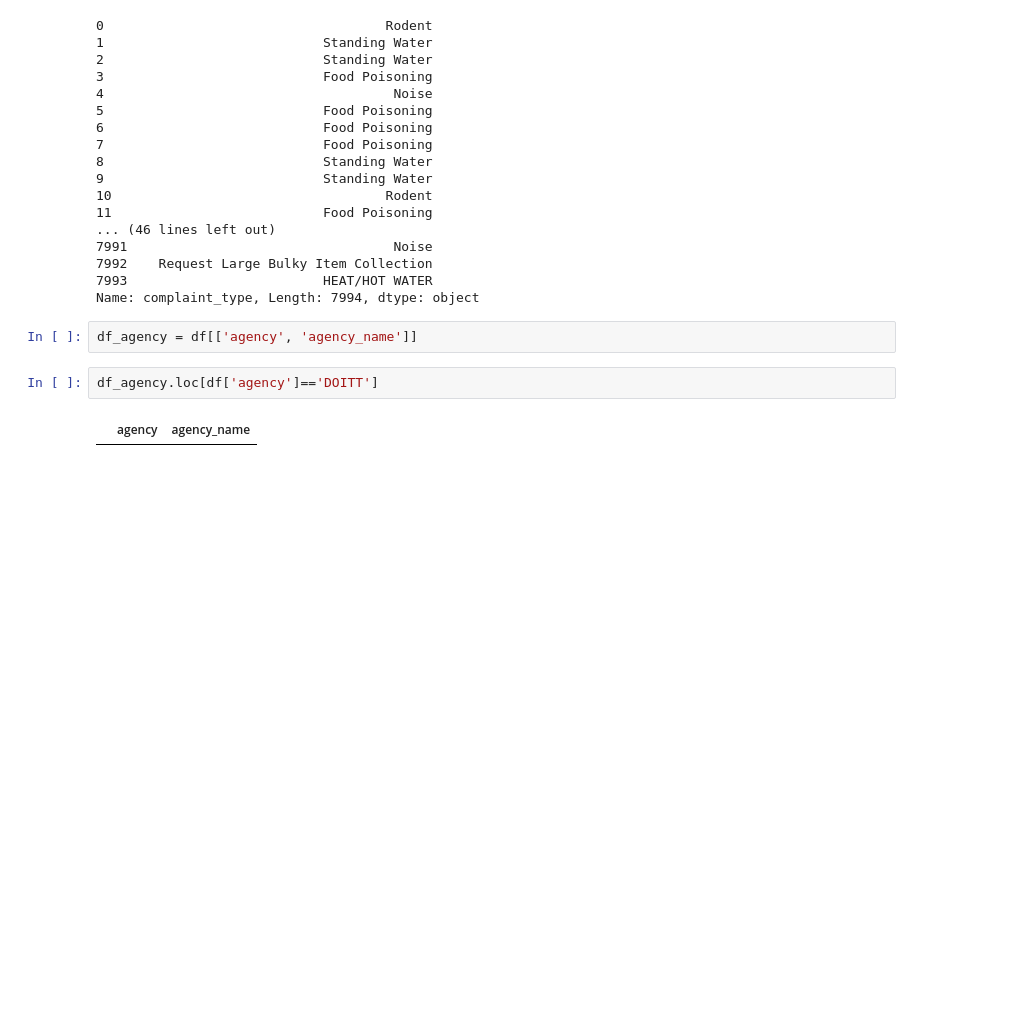
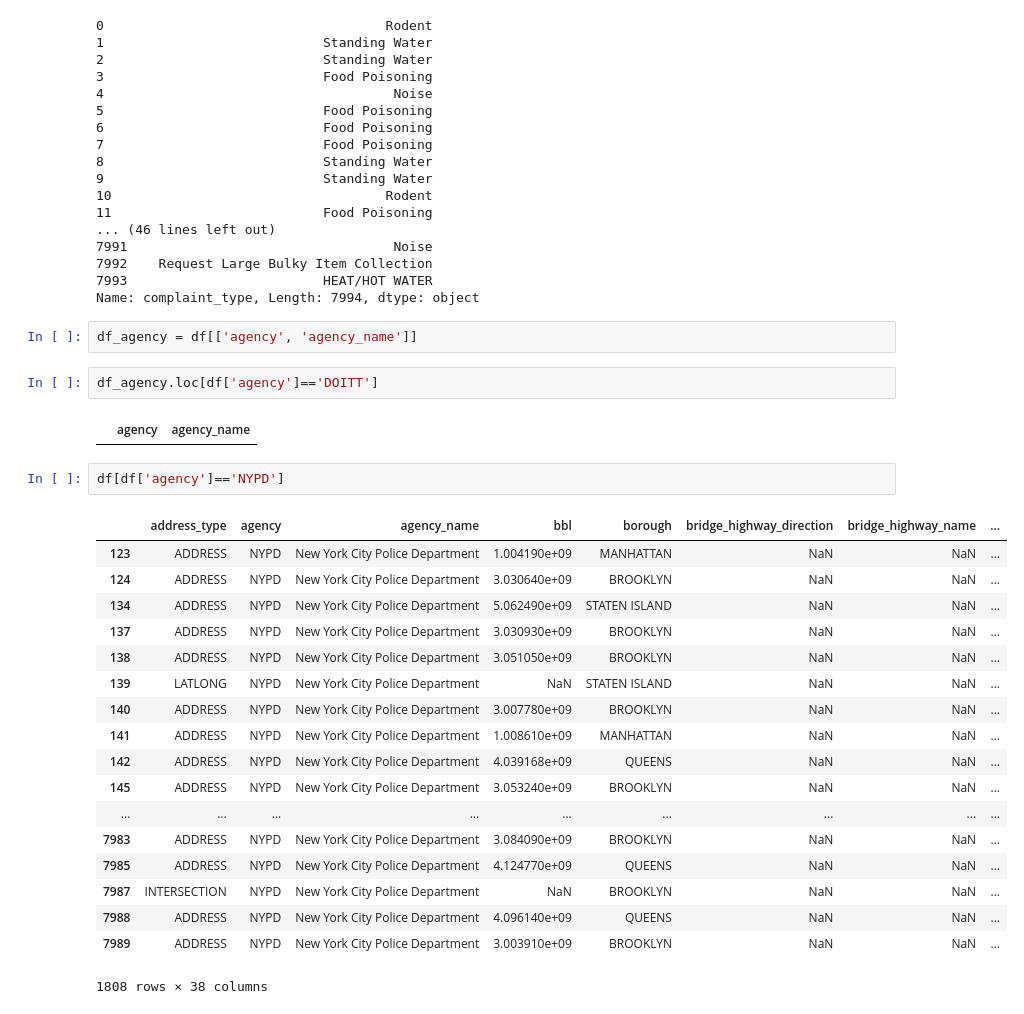
Before and after one commit to whohuhwhat/311_pt4, a Jupyter notebook: Workbook.ipynb, the cells around one changed output. Saved outputs shown, nothing was run; the diff lists cells and outputs as text; blank space fills up the shorter version.

```diff
--- a/Workbook.ipynb
+++ b/Workbook.ipynb
@@ -575,3 +575,24 @@ df_agency = df[['agency', 'agency_name']]
 df_agency.loc[df['agency']=='DOITT']
 # %% [output]
 |  | agency | agency_name |
+# %%
+df[df['agency']=='NYPD']
+# %% [output]
+|  | address_type | agency | agency_name | bbl | borough | bridge_highway_direction | bridge_highway_name | ... |
+| 123 | ADDRESS | NYPD | New York City Police Department | 1.004190e+09 | MANHATTAN | NaN | NaN | ... |
+| 124 | ADDRESS | NYPD | New York City Police Department | 3.030640e+09 | BROOKLYN | NaN | NaN | ... |
+| 134 | ADDRESS | NYPD | New York City Police Department | 5.062490e+09 | STATEN ISLAND | NaN | NaN | ... |
+| 137 | ADDRESS | NYPD | New York City Police Department | 3.030930e+09 | BROOKLYN | NaN | NaN | ... |
+| 138 | ADDRESS | NYPD | New York City Police Department | 3.051050e+09 | BROOKLYN | NaN | NaN | ... |
+| 139 | LATLONG | NYPD | New York City Police Department | NaN | STATEN ISLAND | NaN | NaN | ... |
+| 140 | ADDRESS | NYPD | New York City Police Department | 3.007780e+09 | BROOKLYN | NaN | NaN | ... |
+| 141 | ADDRESS | NYPD | New York City Police Department | 1.008610e+09 | MANHATTAN | NaN | NaN | ... |
+| 142 | ADDRESS | NYPD | New York City Police Department | 4.039168e+09 | QUEENS | NaN | NaN | ... |
+| 145 | ADDRESS | NYPD | New York City Police Department | 3.053240e+09 | BROOKLYN | NaN | NaN | ... |
+| ... | ... | ... | ... | ... | ... | ... | ... | ... |
+| 7983 | ADDRESS | NYPD | New York City Police Department | 3.084090e+09 | BROOKLYN | NaN | NaN | ... |
+| 7985 | ADDRESS | NYPD | New York City Police Department | 4.124770e+09 | QUEENS | NaN | NaN | ... |
+| 7987 | INTERSECTION | NYPD | New York City Police Department | NaN | BROOKLYN | NaN | NaN | ... |
+| 7988 | ADDRESS | NYPD | New York City Police Department | 4.096140e+09 | QUEENS | NaN | NaN | ... |
+| 7989 | ADDRESS | NYPD | New York City Police Department | 3.003910e+09 | BROOKLYN | NaN | NaN | ... |
+1808 rows × 38 columns
```
Also changed, not shown: parts of 1 cell of this notebook, 1 other file.
